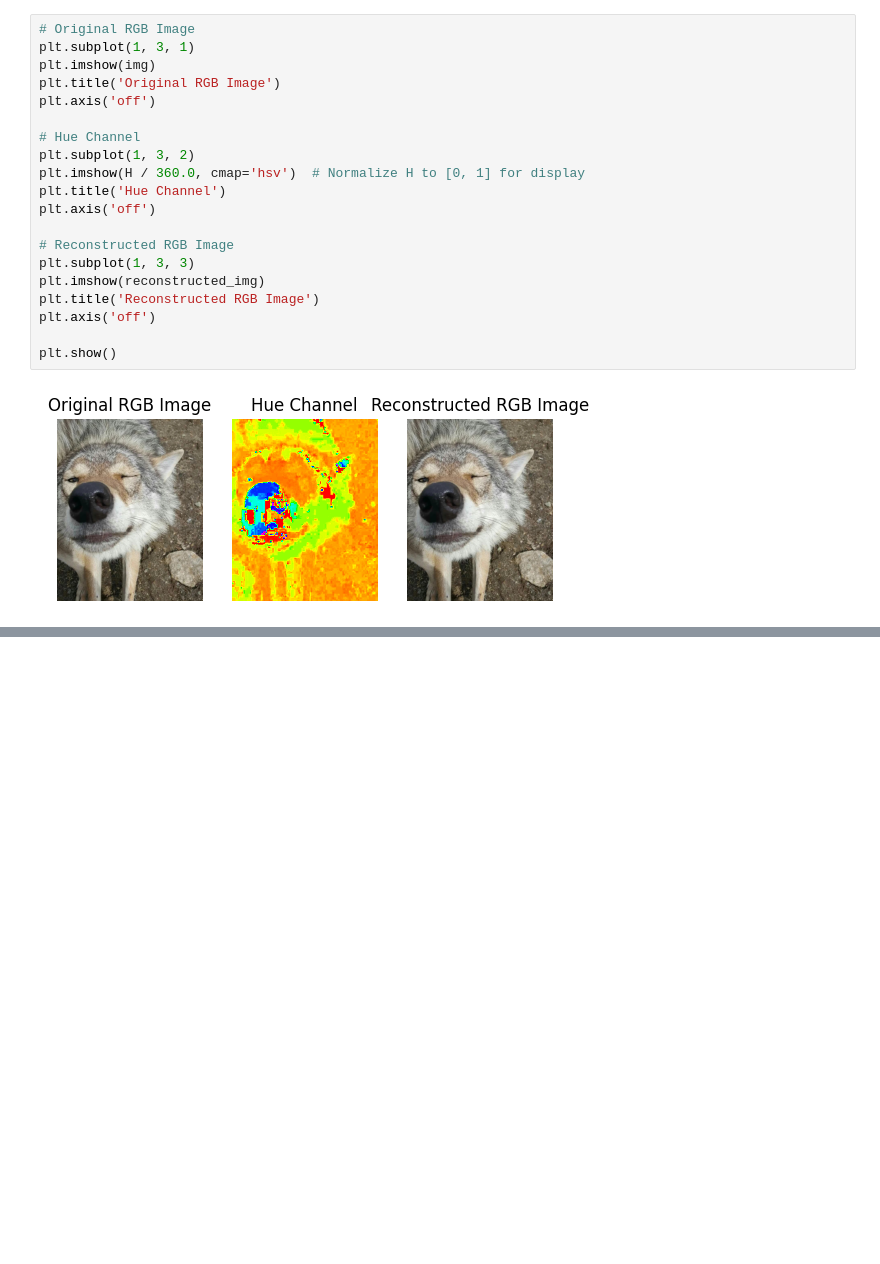
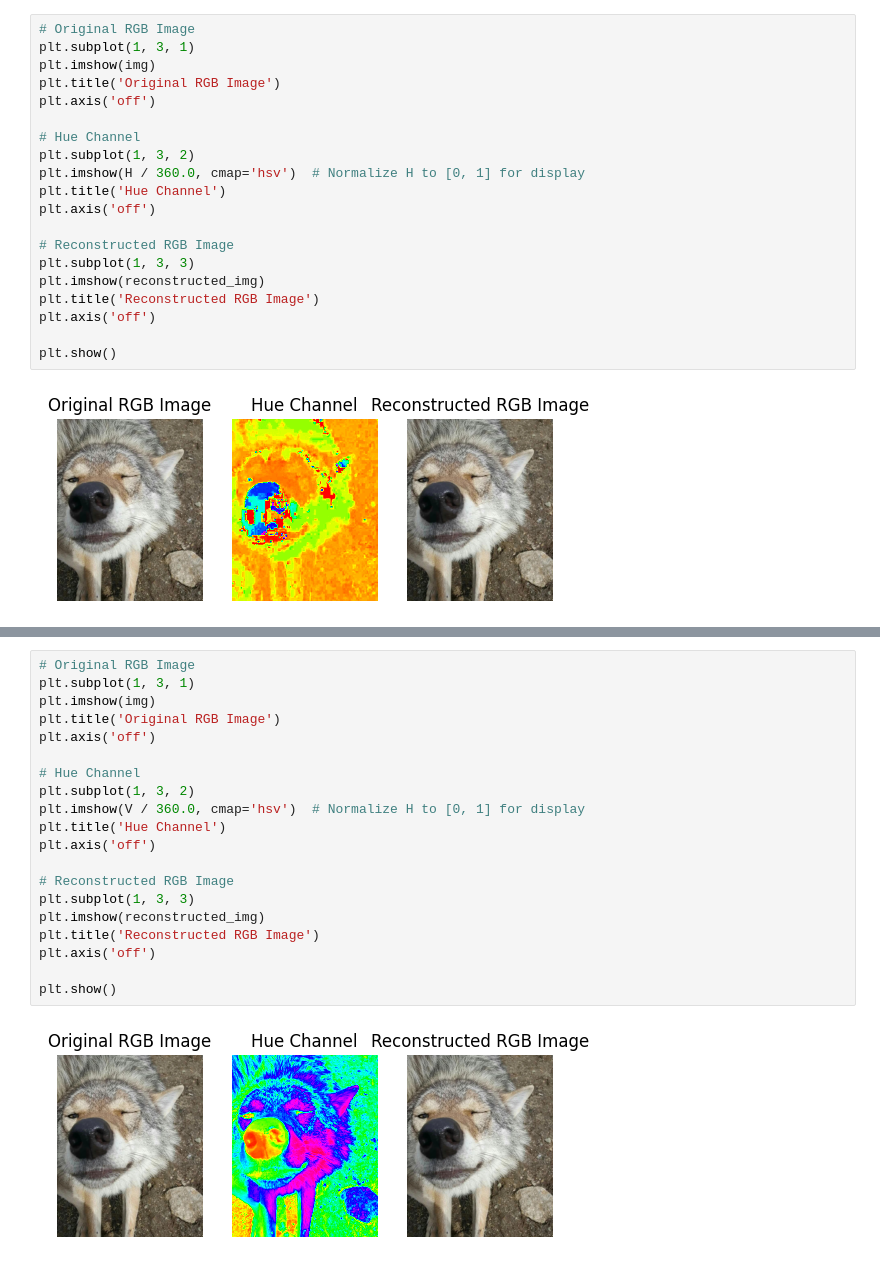
Before and after one commit to Lib3Rt9/advancedhpc2024, a Jupyter notebook: Labwork/labwork8/lab8.ipynb, the cells around one changed output, grey strips where cells are left out. Saved outputs shown, nothing was run; the diff lists cells and outputs as text; blank space fills up the shorter version.

```diff
--- a/Labwork/labwork8/lab8.ipynb
+++ b/Labwork/labwork8/lab8.ipynb
@@ -194,0 +217,22 @@ plt.show()
+# %%
+# Original RGB Image
+plt.subplot(1, 3, 1)
+plt.imshow(img)
+plt.title('Original RGB Image')
+plt.axis('off')
+
+# Hue Channel
+plt.subplot(1, 3, 2)
+plt.imshow(V / 360.0, cmap='hsv')  # Normalize H to [0, 1] for display
+plt.title('Hue Channel')
+plt.axis('off')
+
+# Reconstructed RGB Image
+plt.subplot(1, 3, 3)
+plt.imshow(reconstructed_img)
+plt.title('Reconstructed RGB Image')
+plt.axis('off')
+
+plt.show()
+# %% [output]
+[figure, added]
```
Also changed, not shown: parts of 2 cells of this notebook.
